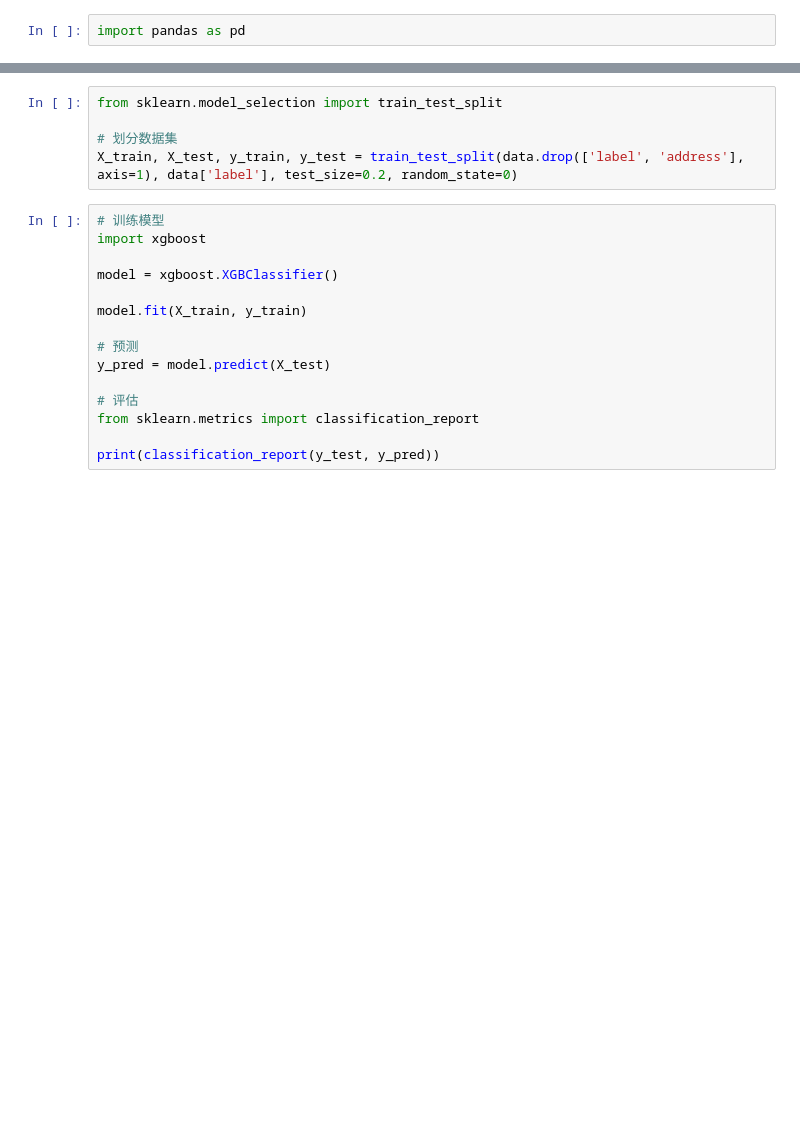
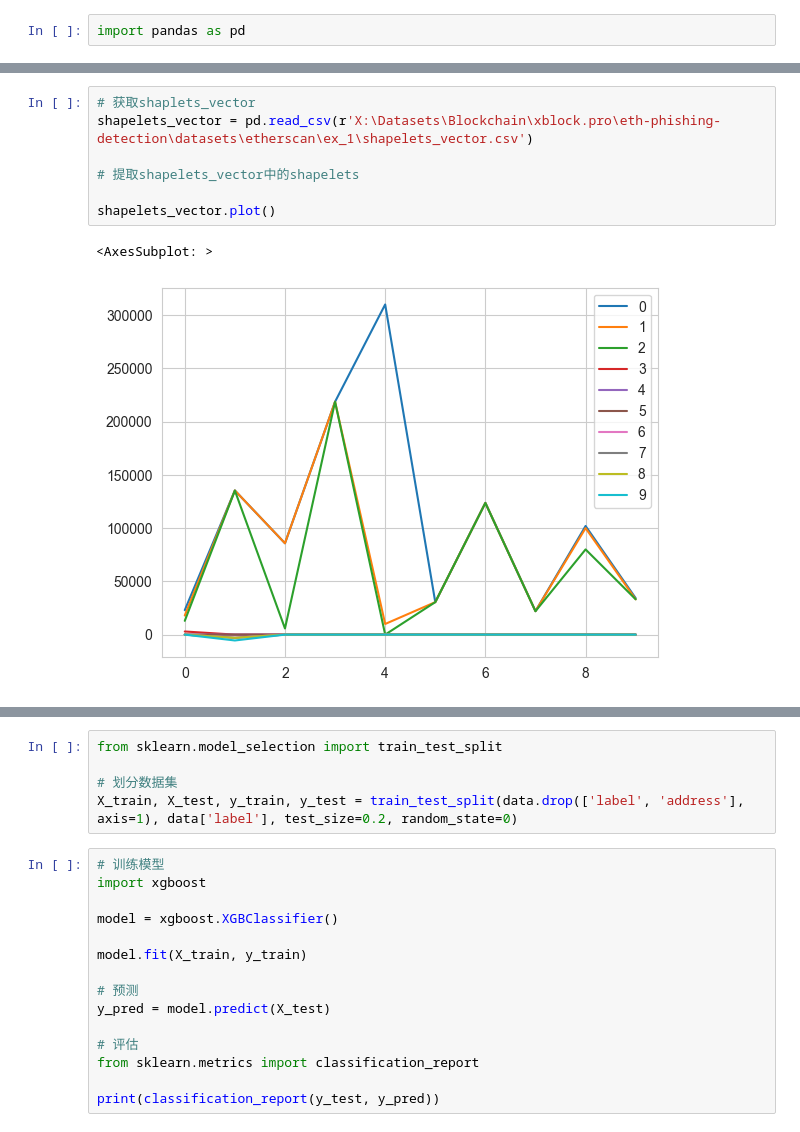
Before and after one commit to YancyKahn/eth-phishing-detection, a Jupyter notebook: translets_mining_dataset2.ipynb, the cells around one changed output, grey strips where cells are left out. Cells and saved outputs as stored; diff of their text form; blank space fills up the shorter version.

```diff
--- a/translets_mining_dataset2.ipynb
+++ b/translets_mining_dataset2.ipynb
@@ -16,3 +18,13 @@ data.head()
 | 3 | 0x0000000086c5d614bec59dfd2c9b88f... | 60.502305 | 50.502914 | 9.999391 | 6 | 5 | 1 | 60.502305 | 5.00000 | ... |
 | 4 | 0x00000000bf02300fd6251627aa3db89... | 101.761014 | 81.766424 | 19.994590 | 24 | 20 | 4 | 41.477000 | 0.00229 | ... |
 5 rows × 37 columns
+# %%
+# 获取shaplets_vector
+shapelets_vector = pd.read_csv(r'X:\Datasets\Blockchain\xblock.pro\eth-phishing-detection\datasets\etherscan\ex_1\shapelets_vector.csv')
+
+# 提取shapelets_vector中的shapelets
+
+shapelets_vector.plot()
+# %% [output]
+<AxesSubplot: >
+[figure, added]
```
Also changed, not shown: parts of 13 cells of this notebook, 33 other files.
